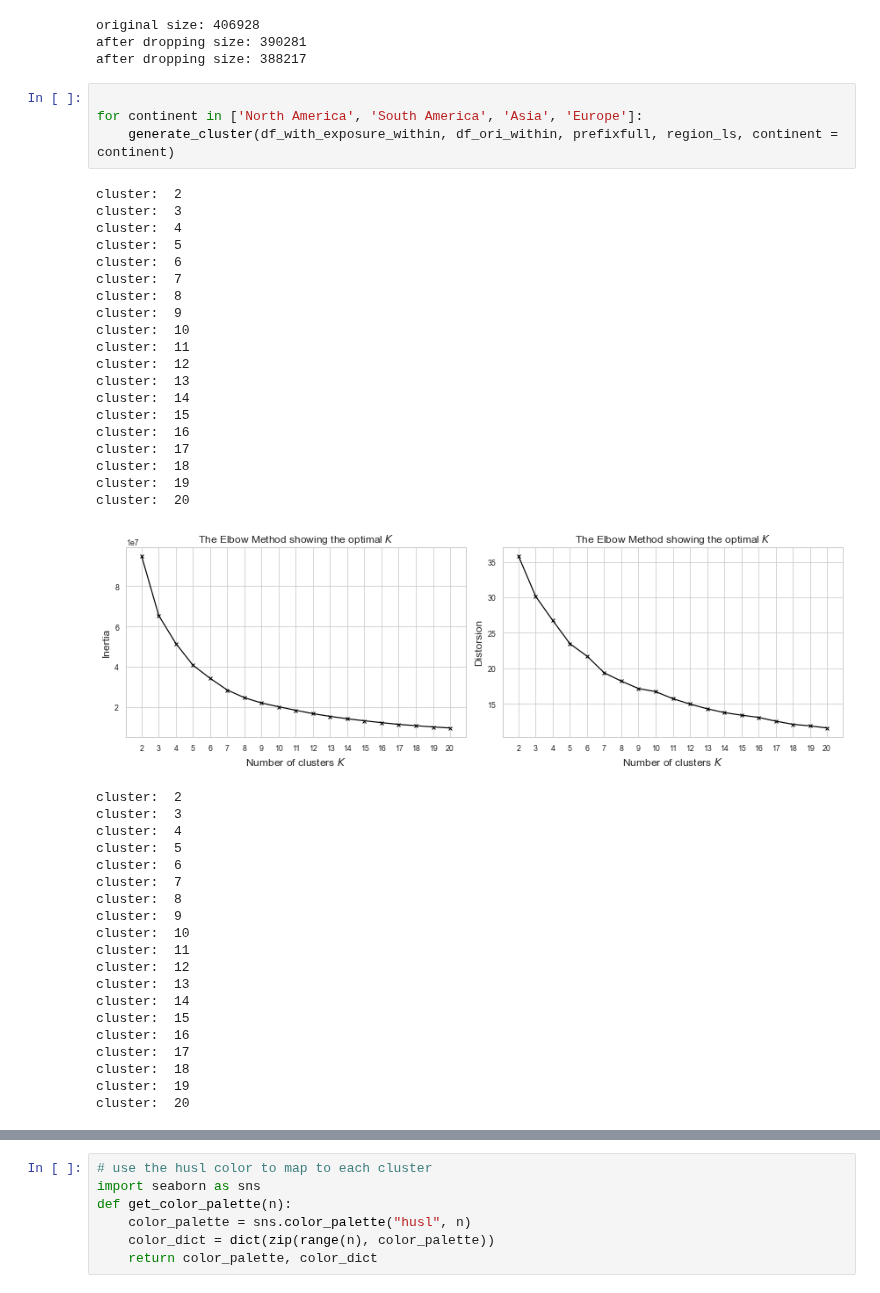
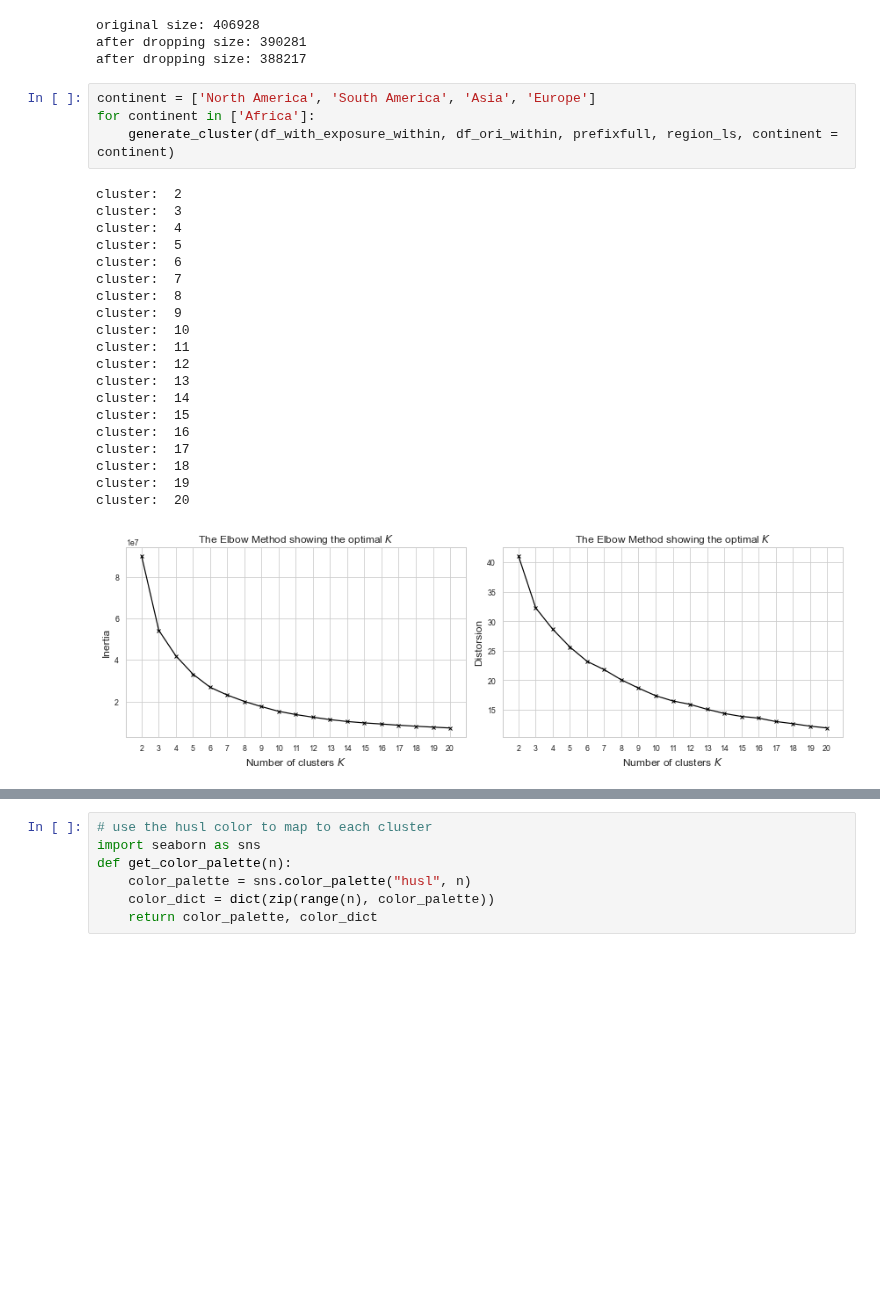
Before and after one commit to brookefzy/uvi-time-machine, a Jupyter notebook: _script/d-experiment/robustness/by_continent.ipynb, the cells around one changed output, grey strips where cells are left out. Drawn from its saved outputs; the diff is of its cells as text; blank space fills up the shorter version.

```diff
--- a/_script/d-experiment/robustness/by_continent.ipynb
+++ b/_script/d-experiment/robustness/by_continent.ipynb
@@ -231,46 +231,27 @@ original size: 406928
 after dropping size: 390281
 after dropping size: 388217
 # %%
-
-for continent in ['North America', 'South America', 'Asia', 'Europe']:
+continent = ['North America', 'South America', 'Asia', 'Europe']
+for continent in ['Africa']:
     generate_cluster(df_with_exposure_within, df_ori_within, prefixfull, region_ls, continent = continent)
 # %% [output]
 cluster:  2
 cluster:  3
 cluster:  4
 cluster:  5
 cluster:  6
 cluster:  7
 cluster:  8
 cluster:  9
 cluster:  10
 cluster:  11
 cluster:  12
 cluster:  13
 cluster:  14
 cluster:  15
 cluster:  16
 cluster:  17
 cluster:  18
 cluster:  19
 cluster:  20
-[figure, old version]
+[figure, new version]
-cluster:  2
-cluster:  3
-cluster:  4
-cluster:  5
-cluster:  6
-cluster:  7
-cluster:  8
-cluster:  9
-cluster:  10
-cluster:  11
-cluster:  12
-cluster:  13
-cluster:  14
-cluster:  15
-cluster:  16
-cluster:  17
-cluster:  18
-cluster:  19
-cluster:  20
```
Also changed, not shown: parts of 2 cells of this notebook, 3 other files.
